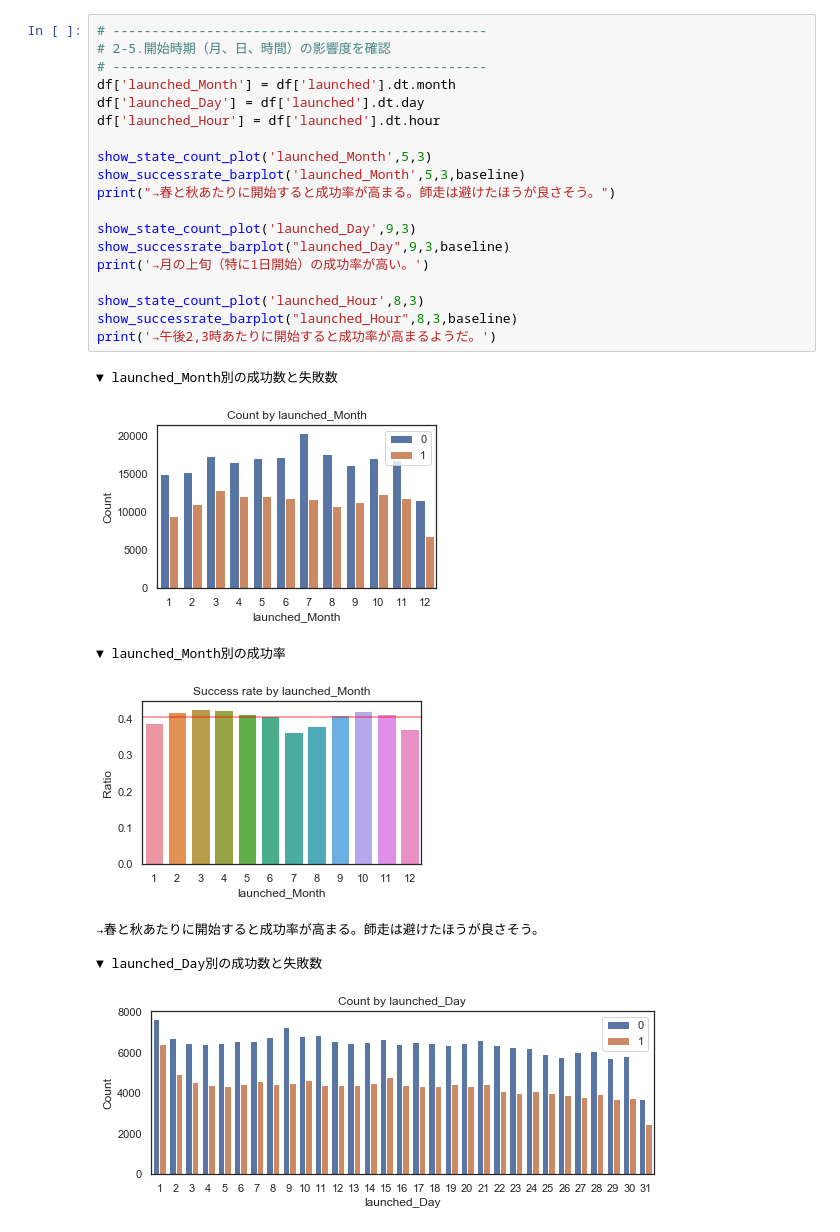
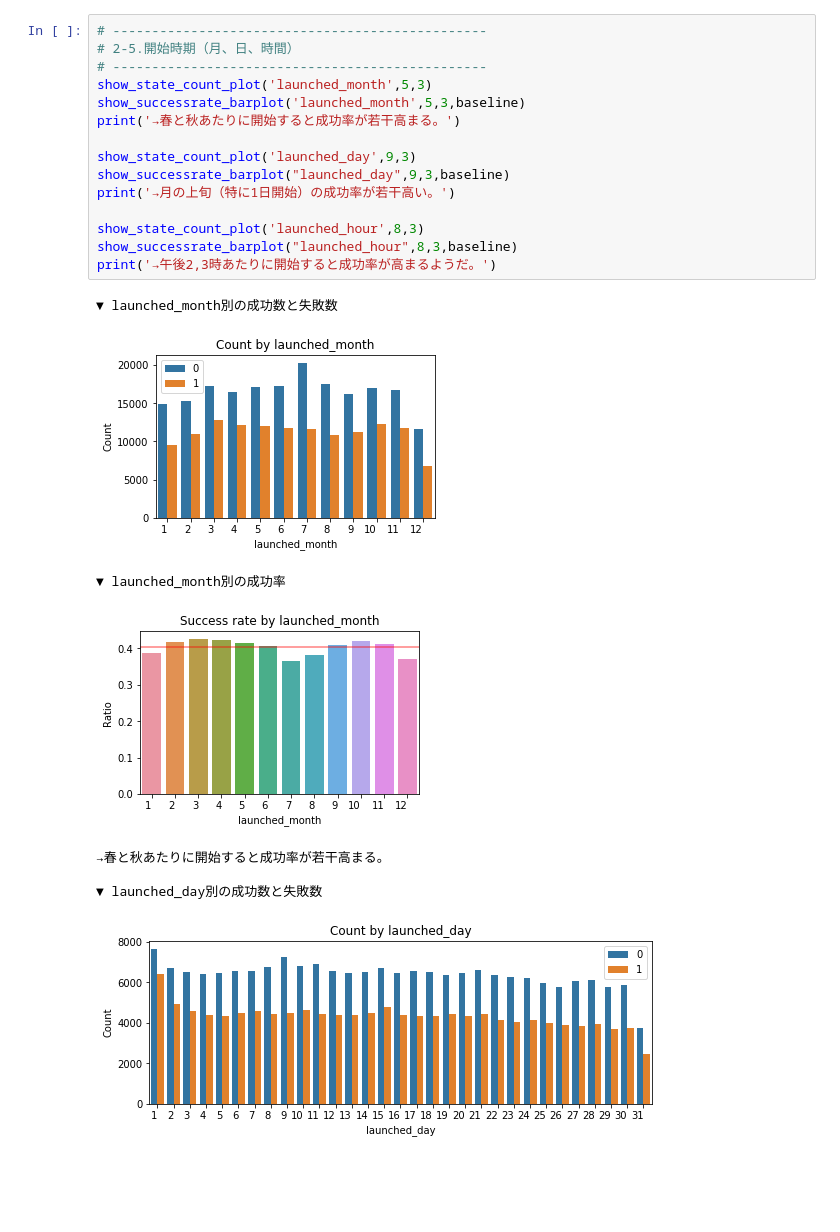
Before and after one commit to arsma12/skillupAI, a Jupyter notebook: Day1_work_長谷川雅代.ipynb, the cells around one changed output. Cells and saved outputs as stored; diff of their text form; blank space fills up the shorter version.

```diff
--- a/Day1_work_長谷川雅代.ipynb
+++ b/Day1_work_長谷川雅代.ipynb
@@ -279,28 +300,24 @@ print('→全体的に目標金額が高くなると失敗しやすくなりそ
 # %%
 # ------------------------------------------------
-# 2-5.開始時期（月、日、時間）の影響度を確認
+# 2-5.開始時期（月、日、時間）
 # ------------------------------------------------
-df['launched_Month'] = df['launched'].dt.month
-df['launched_Day'] = df['launched'].dt.day
-df['launched_Hour'] = df['launched'].dt.hour
+show_state_count_plot('launched_month',5,3)
+show_successrate_barplot('launched_month',5,3,baseline)
+print('→春と秋あたりに開始すると成功率が若干高まる。')
 
-show_state_count_plot('launched_Month',5,3)
-show_successrate_barplot('launched_Month',5,3,baseline)
-print("→春と秋あたりに開始すると成功率が高まる。師走は避けたほうが良さそう。")
+show_state_count_plot('launched_day',9,3)
+show_successrate_barplot("launched_day",9,3,baseline)
+print('→月の上旬（特に1日開始）の成功率が若干高い。')
 
-show_state_count_plot('launched_Day',9,3)
-show_successrate_barplot("launched_Day",9,3,baseline)
-print('→月の上旬（特に1日開始）の成功率が高い。')
-
-show_state_count_plot('launched_Hour',8,3)
-show_successrate_barplot("launched_Hour",8,3,baseline)
+show_state_count_plot('launched_hour',8,3)
+show_successrate_barplot("launched_hour",8,3,baseline)
 print('→午後2,3時あたりに開始すると成功率が高まるようだ。')
 # %% [output]
-▼ launched_Month別の成功数と失敗数
+▼ launched_month別の成功数と失敗数
-[figure, old version]
+[figure, new version]
-▼ launched_Month別の成功率
+▼ launched_month別の成功率
-[figure, old version]
+[figure, new version]
-→春と秋あたりに開始すると成功率が高まる。師走は避けたほうが良さそう。
+→春と秋あたりに開始すると成功率が若干高まる。
 
-▼ launched_Day別の成功数と失敗数
+▼ launched_day別の成功数と失敗数
-[figure, old version]
+[figure, new version]
```
Also changed, not shown: parts of 18 cells of this notebook.
